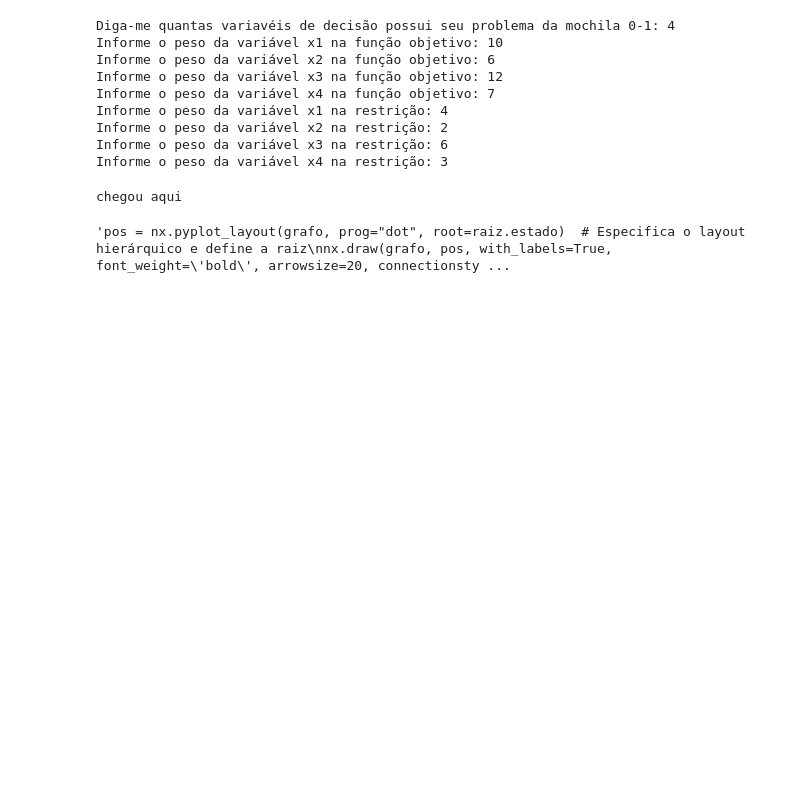
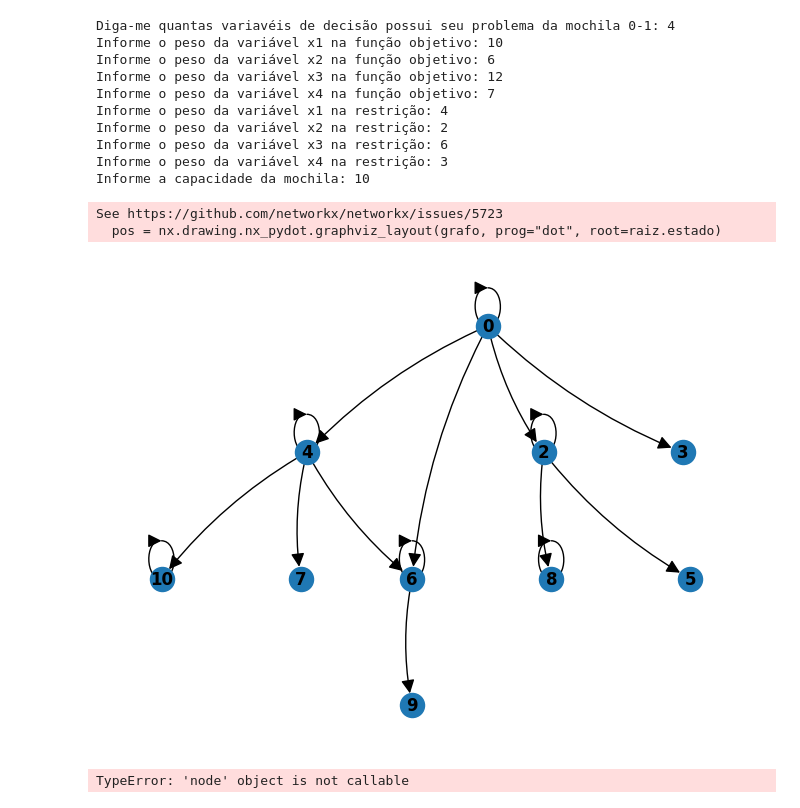
Before and after one commit to Davioliveira1305/LBI, a Jupyter notebook: LBI.ipynb, the cells around one changed output. Saved outputs shown, nothing was run; the diff lists cells and outputs as text; code cells hidden in the pictures; blank space fills up the shorter version.

Commit message:
Corrigir o rótulo dos nós do grafo

```diff
--- a/LBI.ipynb
+++ b/LBI.ipynb
@@ -4,6 +4,7 @@
 import networkx as nx
 import matplotlib.pyplot as plt
 # %%
+global var, lista_pesos, lista_pesos_restr, capacidade
 var = int(input('Diga-me quantas variavéis de decisão possui seu problema da mochila 0-1: '))
 lista_pesos = []
 for i in range(var):
@@ -12,6 +13,7 @@ for i in range(var):
 lista_pesos_restr = []
 for i in range(var):
   peso_restr = int(input(f'Informe o peso da variável x{i + 1} na restrição: '))
+  lista_pesos_restr.append(peso_restr)
 capacidade = int(input('Informe a capacidade da mochila: '))
 # %% [output]
 Diga-me quantas variavéis de decisão possui seu problema da mochila 0-1: 4
@@ -23,30 +25,40 @@ Informe o peso da variável x1 na restrição: 4
 Informe o peso da variável x2 na restrição: 2
 Informe o peso da variável x3 na restrição: 6
 Informe o peso da variável x4 na restrição: 3
+Informe a capacidade da mochila: 10
-# %%
-def funcao_tran()
+# %%
+def funcao_tran(estado, dominio, var):
+  valor_estado = (estado + dominio * lista_pesos_restr[var - 1])
+  if valor_estado <= capacidade: return (True, valor_estado)
+  return (False, 0)
+# %%
+grafo = nx.DiGraph()
+class no:
+  def __init__(self, estado):
+    self.estado = estado
 # %%
-grafo = nx.DiGraph()
-class node:
-  def __init__(self, estado):
-    self.estado = estado
-
-raiz = node(0)
+raiz = no(0)
 grafo.add_node(raiz.estado)
-Lista_camadas = [[raiz.estado]]
+Lista_camadas = [[raiz]]
 dominio = [0, 1]
 for i in range(1, var + 1):
   Lista_camadas.append([])
-  for j in range(len(Lista_camadas[i - 1])):
-    for k in range(len(dominio)):
-      pass
-
-
-
-
-'''pos = nx.pyplot_layout(grafo, prog="dot", root=raiz.estado)  # Especifica o layout hierárquico e define a raiz
+  for j in Lista_camadas[i - 1]:
+    for d in dominio:
+      estado, valor_estado = funcao_tran(j.estado, d, i)
+      if estado == True:
+        node = no(valor_estado)
+        grafo.add_node(node.estado)
+        Lista_camadas[i].append(node)
+        grafo.add_edge(j.estado, node.estado)
+pos = nx.drawing.nx_pydot.graphviz_layout(grafo, prog="dot", root=raiz.estado)
 nx.draw(grafo, pos, with_labels=True, font_weight='bold', arrowsize=20, connectionstyle='arc3,rad=0.1')
-plt.show()'''
+plt.show()
 # %% [output]
-chegou aqui
+See https://github.com/networkx/networkx/issues/5723
+  pos = nx.drawing.nx_pydot.graphviz_layout(grafo, prog="dot", root=raiz.estado)
-'pos = nx.pyplot_layout(grafo, prog="dot", root=raiz.estado)  # Especifica o layout hierárquico e define a raiz\nnx.draw(grafo, pos, with_labels=True, font_weight=\'bold\', arrowsize=20, connectionsty ...
+[figure, added]
+# %%
+m = node(4)
+# %% [output]
+TypeError: 'node' object is not callable
```
